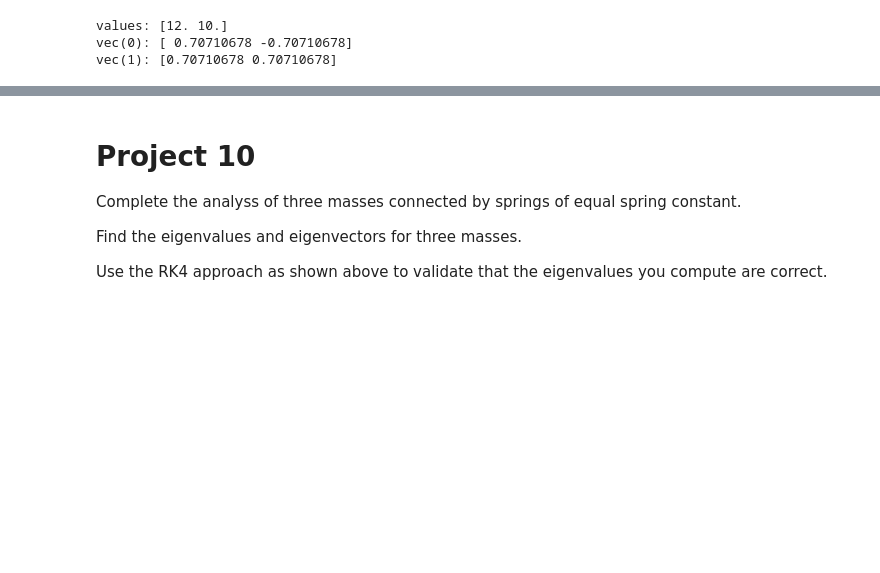
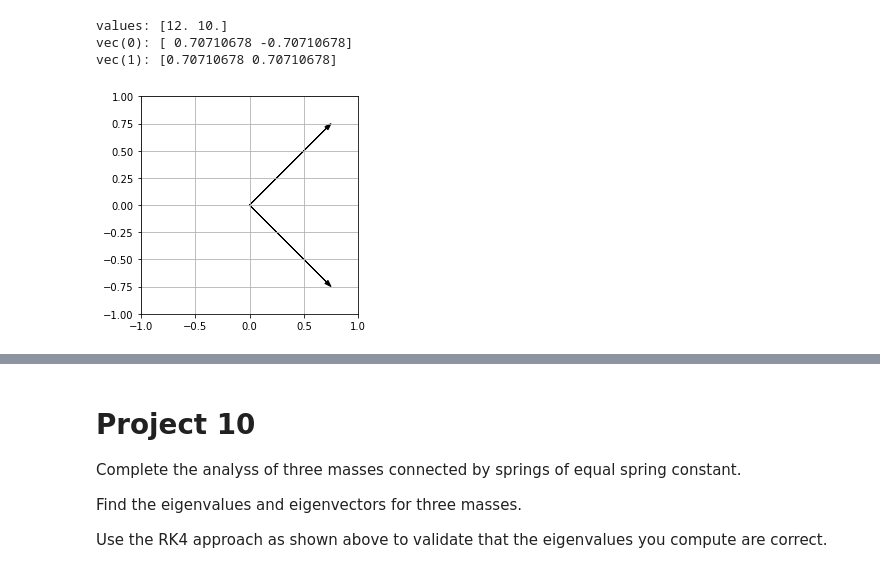
Before and after one commit to sspickle/sci-comp-notebooks, a Jupyter notebook: P10-CoupledMasses.ipynb, the cells around one changed output, grey strips where cells are left out. Cells and saved outputs as stored; diff of their text form; code cells hidden in the pictures; blank space fills up the shorter version.

```diff
--- a/P10-CoupledMasses.ipynb
+++ b/P10-CoupledMasses.ipynb
@@ -187,3 +187,15 @@ print("vec(1):", vecs[:,1])
 values: [12. 10.]
 vec(0): [ 0.70710678 -0.70710678]
 vec(1): [0.70710678 0.70710678]
+# %%
+if not USE_VISUAL:
+    pl.figure()
+    ax = pl.axes()
+    ax.set_aspect('equal')
+    ax.arrow(0, 0, vecs[0,0], vecs[1,0], head_width=0.04, fc='k', ec='k')
+    ax.arrow(0, 0, vecs[0,1], vecs[1,1], head_width=0.04, fc='k', ec='k')
+    pl.xlim([-1,1])
+    pl.ylim([-1,1])
+    pl.grid()
+# %% [output]
+[figure, added]
```
Also changed, not shown: parts of 2 cells of this notebook.
